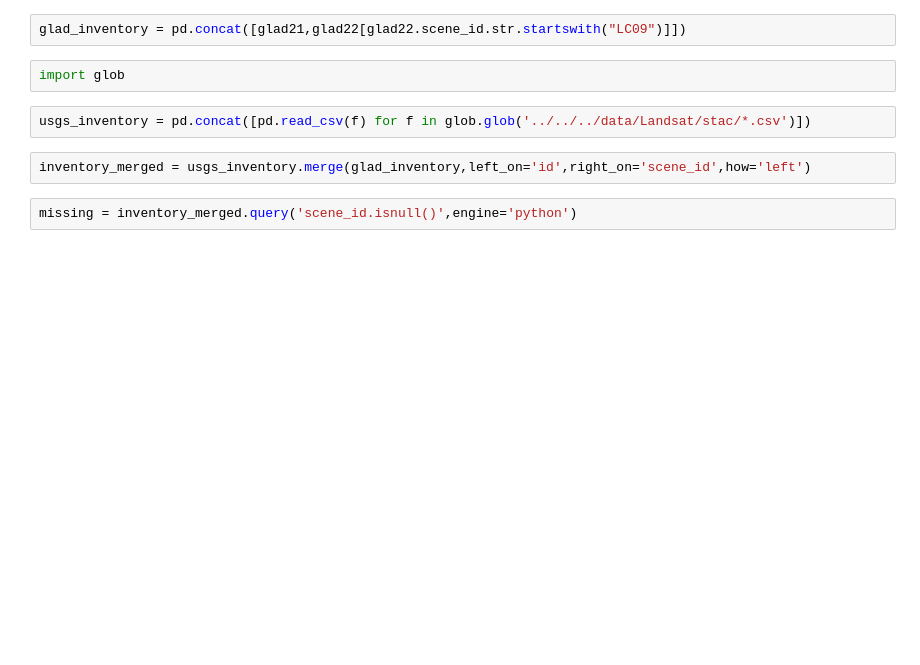
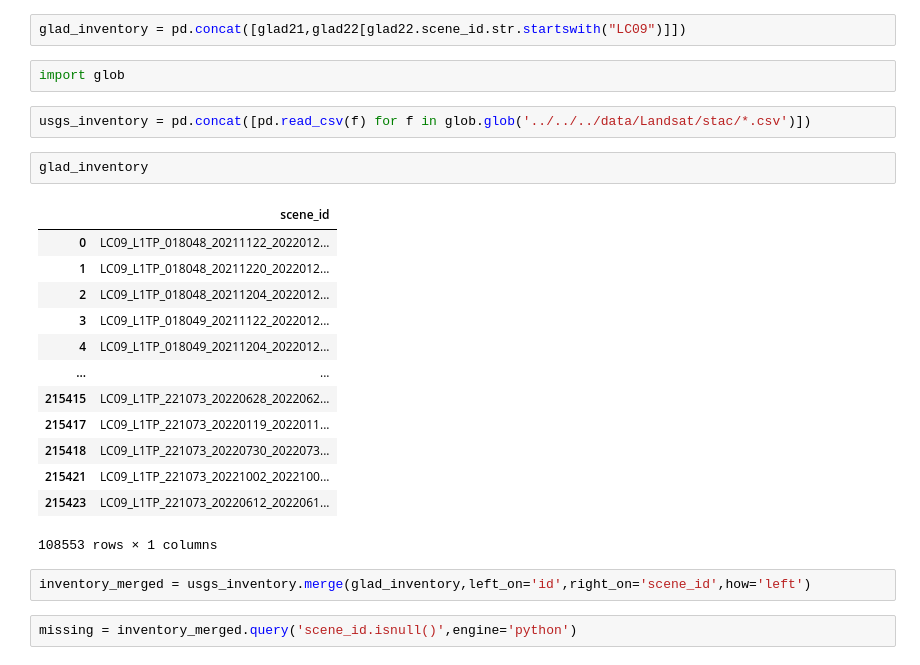
Before and after one commit to easierdata/easier, a Jupyter notebook: code/Pynotebooks/Inventory_check_Landsat.ipynb, the cells around one changed output. Cells and saved outputs as stored; diff of their text form; blank space fills up the shorter version.

Commit message:
inventory_check

```diff
--- a/code/Pynotebooks/Inventory_check_Landsat.ipynb
+++ b/code/Pynotebooks/Inventory_check_Landsat.ipynb
@@ -119,6 +119,22 @@ glad_inventory = pd.concat([glad21,glad22[glad22.scene_id.str.startswith("LC09")
 import glob
 # %%
 usgs_inventory = pd.concat([pd.read_csv(f) for f in glob.glob('../../../data/Landsat/stac/*.csv')])
+# %%
+glad_inventory
+# %% [output]
+|  | scene_id |
+| 0 | LC09_L1TP_018048_20211122_2022012... |
+| 1 | LC09_L1TP_018048_20211220_2022012... |
+| 2 | LC09_L1TP_018048_20211204_2022012... |
+| 3 | LC09_L1TP_018049_20211122_2022012... |
+| 4 | LC09_L1TP_018049_20211204_2022012... |
+| ... | ... |
+| 215415 | LC09_L1TP_221073_20220628_2022062... |
+| 215417 | LC09_L1TP_221073_20220119_2022011... |
+| 215418 | LC09_L1TP_221073_20220730_2022073... |
+| 215421 | LC09_L1TP_221073_20221002_2022100... |
+| 215423 | LC09_L1TP_221073_20220612_2022061... |
+108553 rows × 1 columns
 # %%
 inventory_merged = usgs_inventory.merge(glad_inventory,left_on='id',right_on='scene_id',how='left')
 # %%
```
Also changed, not shown: parts of 2 cells of this notebook.
